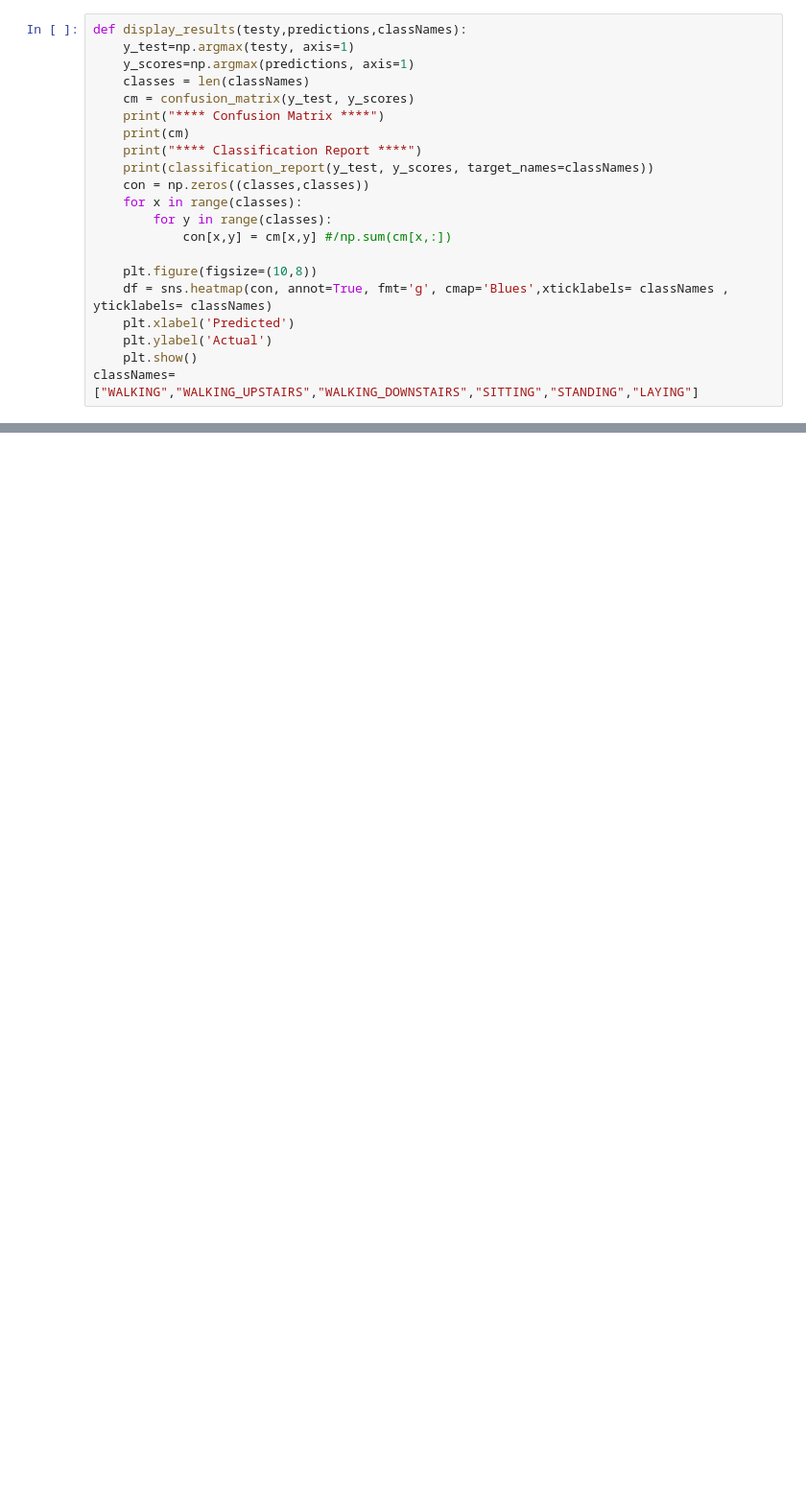
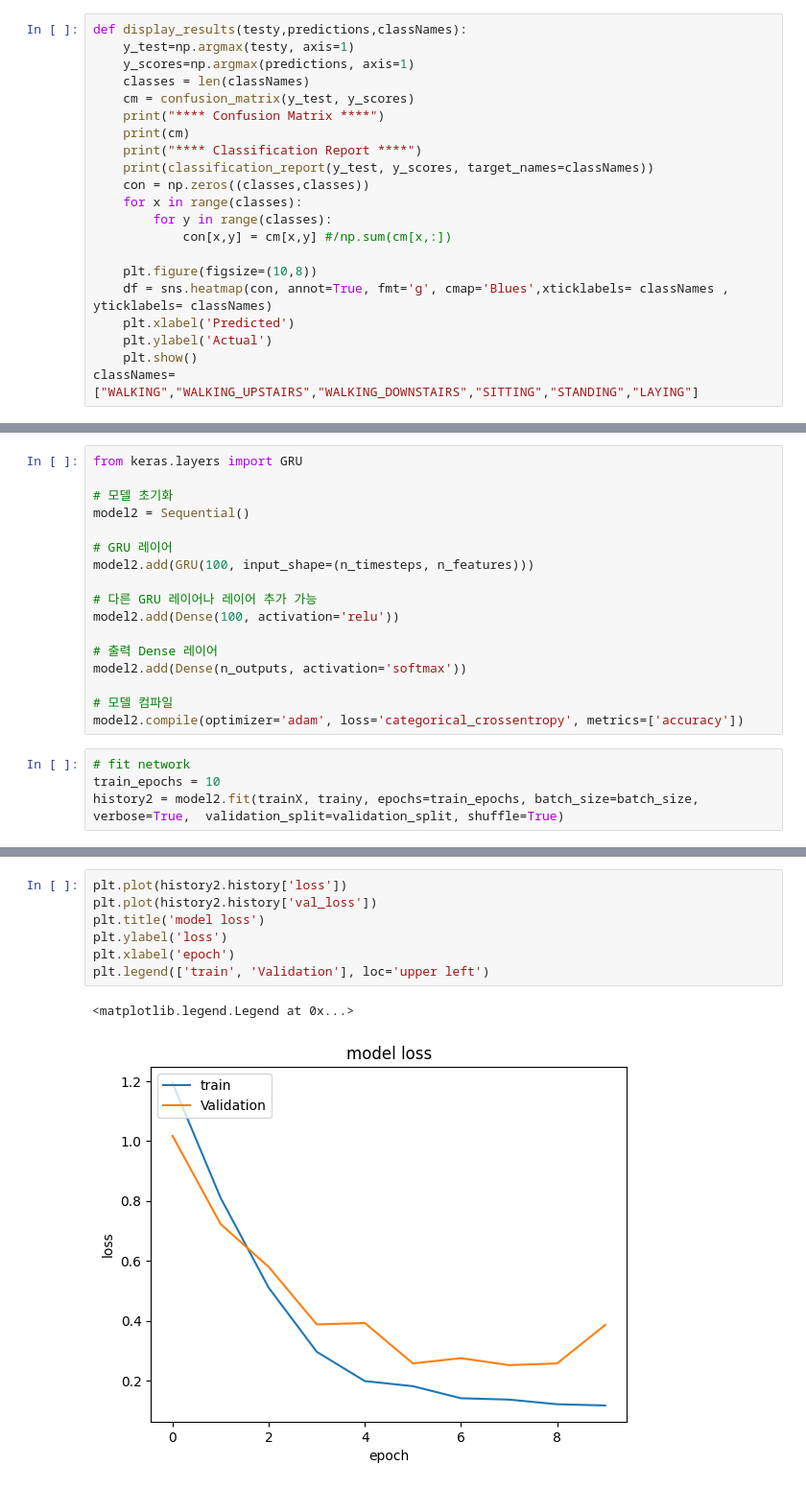
Before and after one commit to yongjun-0903/deep-learning, a Jupyter notebook: 03_0922_HAR_BiLSTM, GRU, BiGRU.ipynb, the cells around one changed output, grey strips where cells are left out. Shown at 96% size. Saved outputs shown, nothing was run; the diff lists cells and outputs as text; blank space fills up the shorter version.

```diff
--- a/03_0922_HAR_BiLSTM, GRU, BiGRU.ipynb
+++ b/03_0922_HAR_BiLSTM, GRU, BiGRU.ipynb
@@ -162,0 +237,21 @@ predictions=model4.predict(testX)
+# %%
+from keras.layers import GRU
+
+# 모델 초기화
+model2 = Sequential()
+
+# GRU 레이어
+model2.add(GRU(100, input_shape=(n_timesteps, n_features)))
+
+# 다른 GRU 레이어나 레이어 추가 가능
+model2.add(Dense(100, activation='relu'))
+
+# 출력 Dense 레이어
+model2.add(Dense(n_outputs, activation='softmax'))
+
+# 모델 컴파일
+model2.compile(optimizer='adam', loss='categorical_crossentropy', metrics=['accuracy'])
+# %%
+# fit network
+train_epochs = 10
+history2 = model2.fit(trainX, trainy, epochs=train_epochs, batch_size=batch_size, verbose=True,  validation_split=validation_split, shuffle=True)
@@ -162,0 +297,10 @@ predictions=model4.predict(testX)
+# %%
+plt.plot(history2.history['loss'])
+plt.plot(history2.history['val_loss'])
+plt.title('model loss')
+plt.ylabel('loss')
+plt.xlabel('epoch')
+plt.legend(['train', 'Validation'], loc='upper left')
+# %% [output]
+<matplotlib.legend.Legend at 0x...>
+[figure, added]
```
Also changed, not shown: parts of 17 cells of this notebook, 1 other file.
